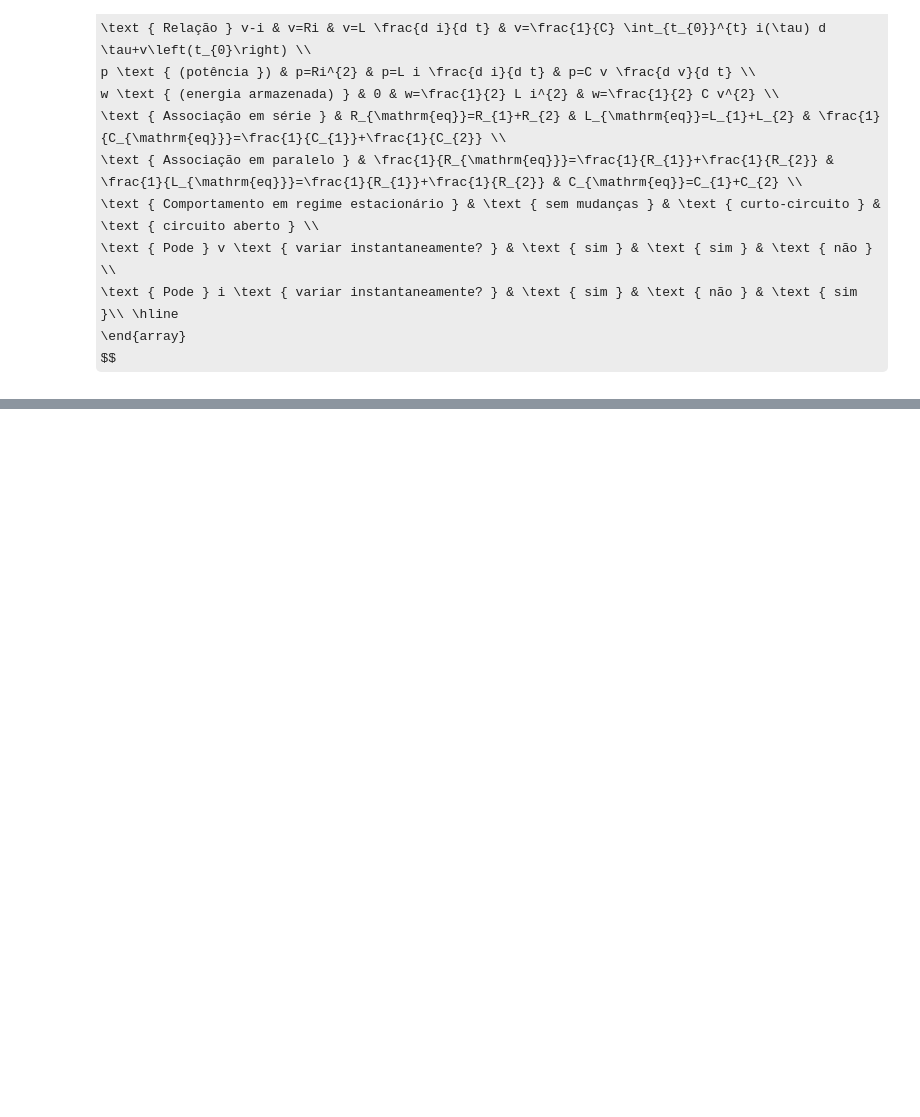
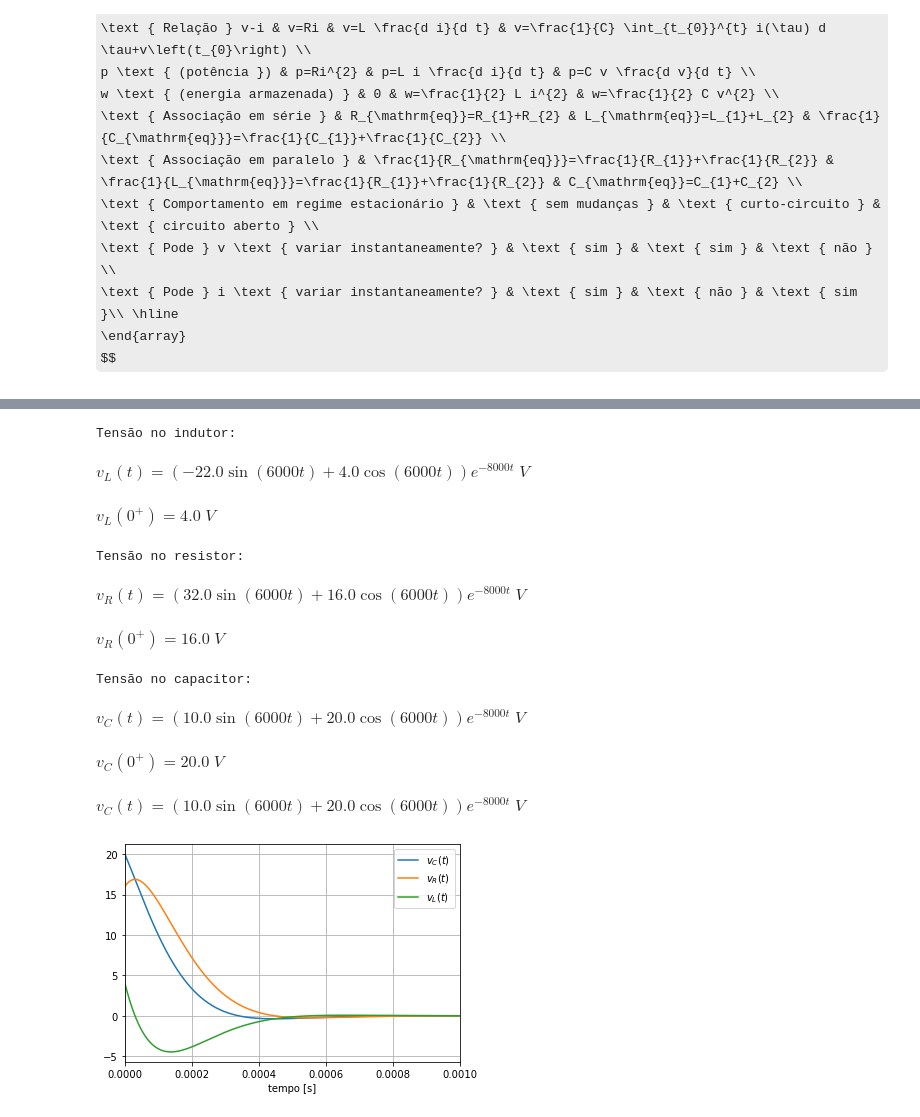
Before and after one commit to edsonportosilva/ElectricCircuits, a Jupyter notebook: Jupyter notebooks/Circuitos Eletricos I - Semana 6.2.ipynb, the cells around one changed output, grey strips where cells are left out. Saved outputs shown, nothing was run; the diff lists cells and outputs as text; code cells hidden in the pictures; some formulas as TeX source; blank space fills up the shorter version.

```diff
--- a/Jupyter notebooks/Circuitos Eletricos I - Semana 6.2.ipynb
+++ b/Jupyter notebooks/Circuitos Eletricos I - Semana 6.2.ipynb
@@ -106,46 +107,54 @@ plt.show()
 R = 320
 L = 20e-3
 C = 0.5e-6
-# %%
-# define variáveis
-t, τ = symbols('t, τ')
-
-# define i0(t)
-i0 = 50*exp(-8000*t)*(cos(6000*t)+2*sin(6000*t))*1e-3
-i0
 # %%
 # calcula tensão no indutor
-vL = L*diff(i0, t)
-vL = simplify(vL)
+vL = L*sp.diff(i0, t)
+vL = sp.simplify(vL)
 
 print('Tensão no indutor:')
-print('vL(t) = ', vL , ' V')
+symdisp('v_L(t) = ', vL, 'V')
+# %% [output]
+Tensão no indutor:
+$\displaystyle v_L(t) = \left(- 22.0 \sin{\left(6000 t \right)} + 4.0 \cos{\left(6000 t \right)}\right) e^{- 8000 t}\;V$
 # %%
-print('vL(0+) = %.2f V' %vL.evalf(subs={t:0}))
+symdisp('v_L(0^+) = ', vL.evalf(subs={t:0}), 'V')
+# %% [output]
+$\displaystyle v_L(0^+) = 4.0\;V$
 # %%
 # calcula tensão no resistor
 vR = R*i0
-#vR = simplify(vR)
+vR = sp.simplify(vR)
 
 print('Tensão no resistor:')
-print('vR(t) = ', vR , ' V')
+symdisp('v_R(t) = ', vR, 'V')
+# %% [output]
+Tensão no resistor:
+$\displaystyle v_R(t) = \left(32.0 \sin{\left(6000 t \right)} + 16.0 \cos{\left(6000 t \right)}\right) e^{- 8000 t}\;V$
 # %%
-print('vR(0+) = %.2f V' %vR.evalf(subs={t:0}))
+symdisp('v_R(0^+) = ', vR.evalf(subs={t:0}), 'V')
+# %% [output]
+$\displaystyle v_R(0^+) = 16.0\;V$
 # %%
 # calcula tensão no capacitor (LKT)
 vC = vR + vL
-vC = simplify(vC)
+vC = sp.simplify(vC)
 
 print('Tensão no capacitor:')
-print('vC(t) = ', vC , ' V')
+symdisp('v_C(t) = ', vC, 'V')
+# %% [output]
+Tensão no capacitor:
+$\displaystyle v_C(t) = \left(10.0 \sin{\left(6000 t \right)} + 20.0 \cos{\left(6000 t \right)}\right) e^{- 8000 t}\;V$
 # %%
-print('vC(0+) = %.2f V' %vC.evalf(subs={t:0}))
+symdisp('v_C(0^+) = ', vC.evalf(subs={t:0}), 'V')
+# %% [output]
+$\displaystyle v_C(0^+) = 20.0\;V$
 # %%
 # checagem de vC(t) via integração de i0
 
-i0 = 50*exp(-8000*τ)*(cos(6000*τ)+2*sin(6000*τ))*1e-3
+vC = -(1/C)*sp.integrate(i0, (t, 0, t)) + 20
+vC = sp.simplify(vC)
 
-vC = -(1/C)*integrate(i0, (τ, 0, t)) + 20
-vC = simplify(vC)
-
-print('vC(t) = ', vC , ' V')
+symdisp('v_C(t) = ', vC, 'V')
+# %% [output]
+$\displaystyle v_C(t) = \left(10.0 \sin{\left(6000 t \right)} + 20.0 \cos{\left(6000 t \right)}\right) e^{- 8000 t}\;V$
@@ -160,0 +161,4 @@ p.show()
+# %%
+symplot(t, [vC, vR, vL], intervalo, funLabel=['$v_C(t)$ ','$v_R(t)$','$v_L(t)$'])
+# %% [output]
+[figure, added]
```
Also changed, not shown: parts of 9 cells of this notebook, 3 other files.
